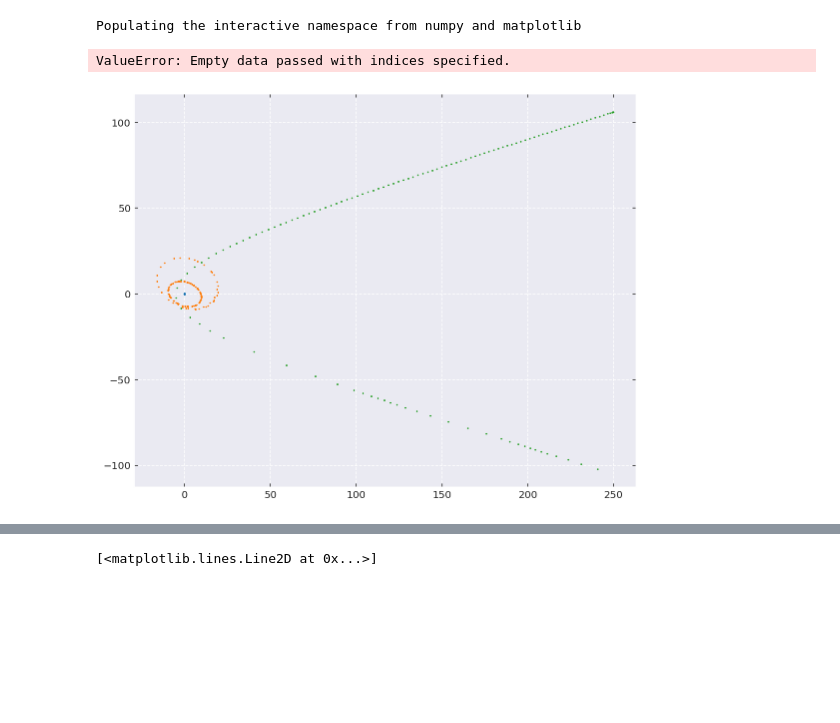
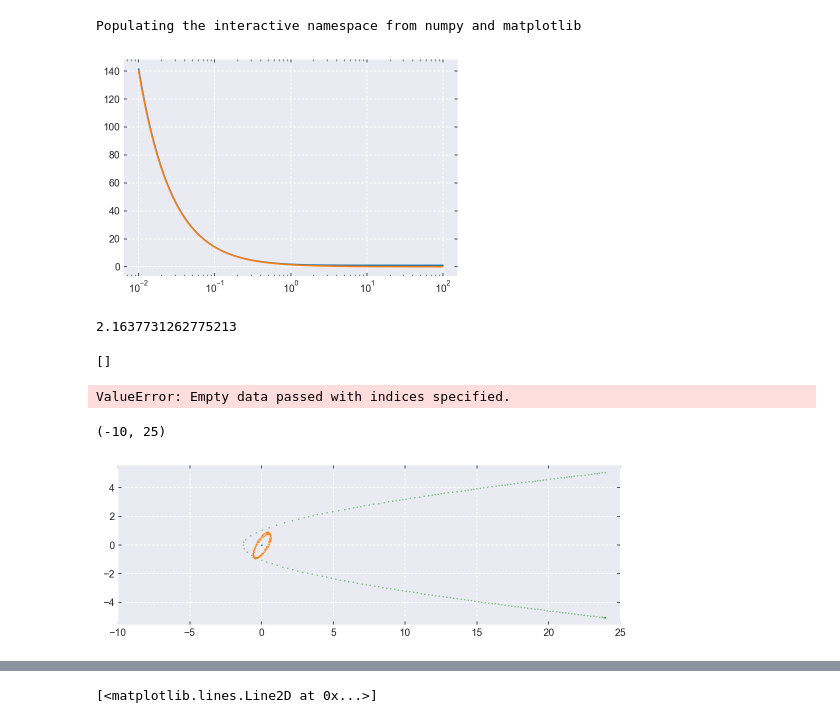
Before and after one commit to YihanWangAstro/giant-planet, a Jupyter notebook: process/giant-planet.ipynb, the cells around one changed output, grey strips where cells are left out. Saved outputs shown, nothing was run; the diff lists cells and outputs as text; code cells hidden in the pictures; blank space fills up the shorter version.

```diff
--- a/process/giant-planet.ipynb
+++ b/process/giant-planet.ipynb
@@ -56,33 +56,56 @@ DAY    = YR/365.25636042
 HR     = DAY/24
 G= 1
 ly=0.306601*PC
+# %%
+v=10**np.linspace(-2,2,100)
+u=1
+rp=1
+b=np.sqrt(rp**2 + 2*rp*u/v**2)
+x = 1.4/v
+
+plt.plot(v,b)
+plt.plot(v,x)
+
+plt.xscale('log')
+# %% [output]
+[figure, added]
+# %%
+0.2**(1.0/3)*3.7
+# %% [output]
+2.1637731262775213
 # %%
-d = np.loadtxt('../code/teest_0.txt')
+d = np.loadtxt('../code/test_0.txt')
+print(d)
+
 df = pd.DataFrame(d,columns=['m1', 'm2', 'p','e','i','Omega','omega','nu','t'])
 a =  df['p']/(1-df['e']**2)
 b = -a*np.sqrt(df['e']**2-1)
-sns.distplot(df['t'])
+
+sns.distplot(df['p'])
 # %% [output]
-ValueError: Empty data passed with indices specified.
+[]
+ValueError: Empty data passed with indices specified.
 # %%
 out = np.loadtxt('../code/output.txt')
 t=out[:,0]
 p1 = out[:,5:8]
 p2 = out[:,15:18]
 p3 = out[:,25:28]
 
 p3 = p3  -p1
 p2 = p2 -p1
 p1 = p1 -p1
 from mpl_toolkits.mplot3d import Axes3D
 fig = plt.figure(figsize=(9,9))
 ax = fig.add_subplot(111)
-ax.scatter(p1[:,0], p1[:,1],s=0.5)
-ax.scatter(p2[:,0], p2[:,1],s=0.5)
-ax.scatter(p3[:,0], p3[:,1],s=0.5)
+ax.scatter(p1[:,0], p1[:,1],s=0.1)
+ax.scatter(p2[:,0], p2[:,1],s=0.1)
+ax.scatter(p3[:,0], p3[:,1],s=0.1)
 ax.set_aspect('equal', 'box')
+ax.set_xlim([-10,25])
 # %% [output]
+(-10, 25)
-[figure, old version]
+[figure, new version]
 # %%
 from mpl_toolkits.mplot3d import Axes3D
 fig = plt.figure(figsize=(9,9))
```
Also changed, not shown: parts of 1 cell of this notebook, 2 other files.
